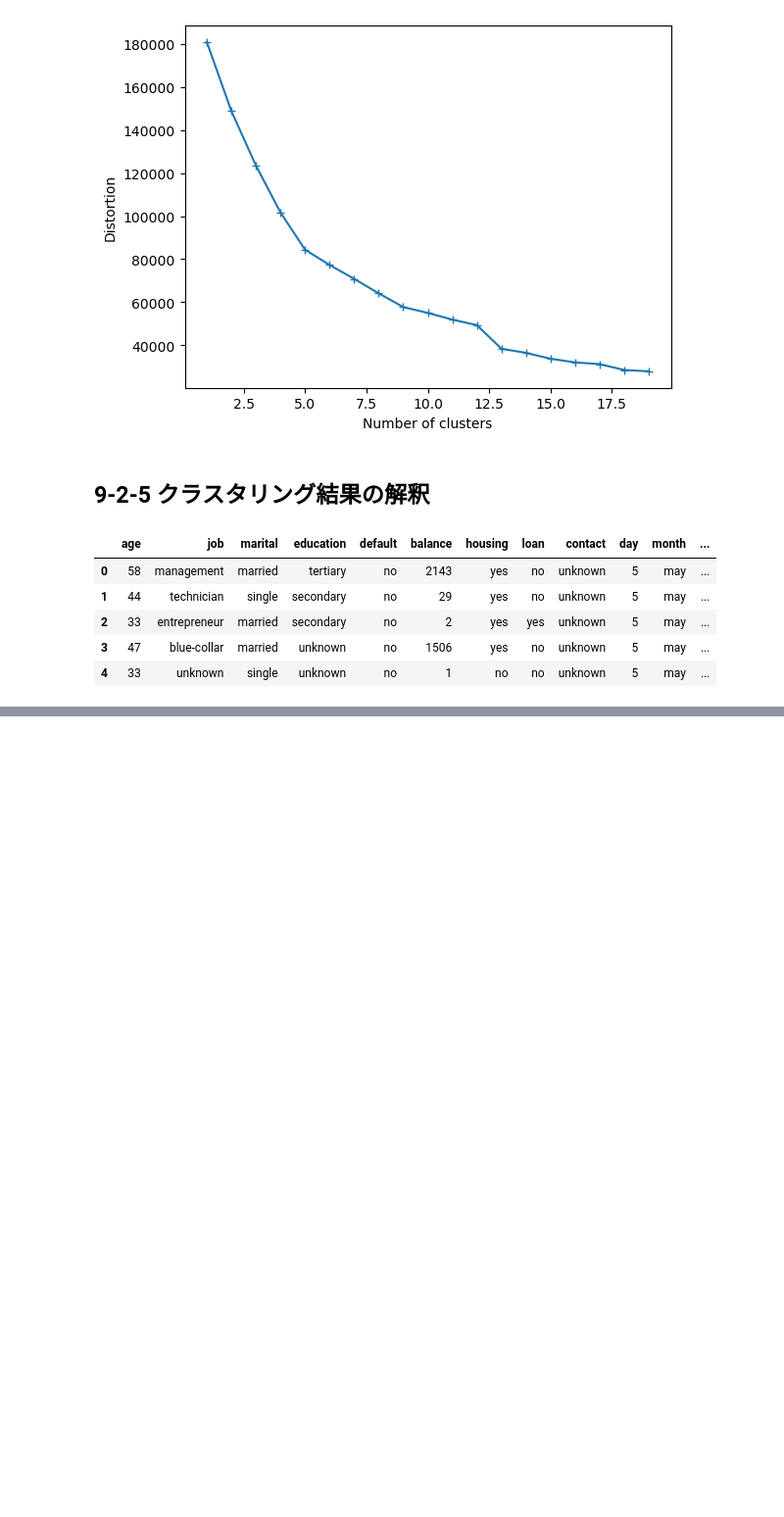
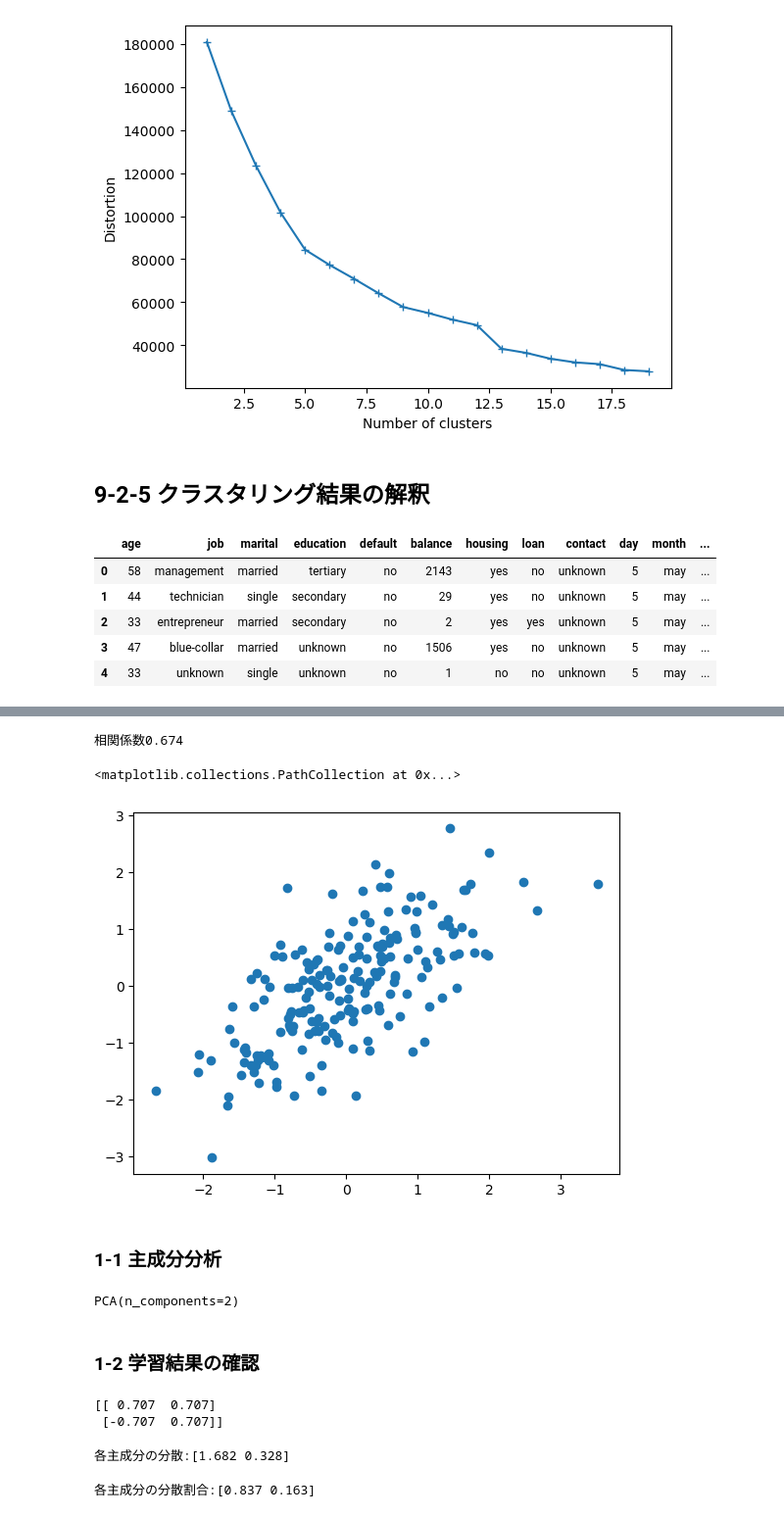
Before and after one commit to RentoYabuki06/ut_datascience_ikusei_kouza, a Jupyter notebook: chapter09/ch09.ipynb, the cells around one changed output, grey strips where cells are left out. Shown at 98% size. Cells and saved outputs as stored; diff of their text form; code cells hidden in the pictures; blank space fills up the shorter version.

```diff
--- a/chapter09/ch09.ipynb
+++ b/chapter09/ch09.ipynb
@@ -217,0 +322,49 @@ df = pd.concat([bank_with_cluster.cluster_number, qcut_age], axis=1)
+# %%
+from sklearn.preprocessing import StandardScaler
+
+# RandomState オブジェクトを形成
+sample = np.random.RandomState()
+
+# 2つの乱数を生成
+X = np.dot(sample.rand(2,2), sample.randn(2,200)).T
+
+# 標準化
+sc = StandardScaler()
+X_std = sc.fit_transform(X)
+
+# 相関係数の算出とグラフ化
+print('相関係数{:.3f}'.format(sp.stats.pearsonr(X_std[:, 0], X_std[:, 1])[0]))
+plt.scatter(X_std[:, 0], X_std[:, 1])
+# %% [output]
+相関係数0.674
+<matplotlib.collections.PathCollection at 0x...>
+[figure, added]
+# %% [markdown]
+### 1-1 主成分分析
+# %%
+# インポート
+from sklearn.decomposition import PCA
+
+# 主成分分析
+pca = PCA(n_components=2)
+pca.fit(X_std)
+# %% [output]
+PCA(n_components=2)
+# %% [markdown]
+### 1-2 学習結果の確認
+# %%
+# coomponents_属性（固有ベクトル）
+print(pca.components_)
+# %% [output]
+[[ 0.707  0.707]
+ [-0.707  0.707]]
+# %%
+# explained_variance_属性（各主成分の分散）
+print('各主成分の分散:{}'.format(pca.explained_variance_))
+# %% [output]
+各主成分の分散:[1.682 0.328]
+# %%
+# explained_variance_ratio_属性（各種成分が持つ分散の比率）
+print('各主成分の分散割合:{}'.format(pca.explained_variance_ratio_))
+# %% [output]
+各主成分の分散割合:[0.837 0.163]
```
Also changed, not shown: parts of 30 cells of this notebook, 2 other files.
